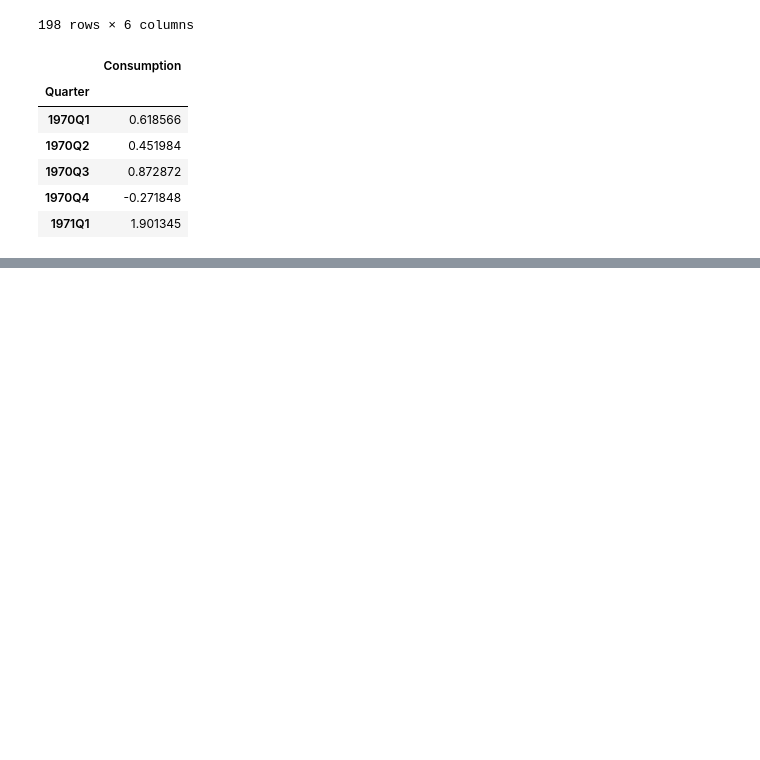
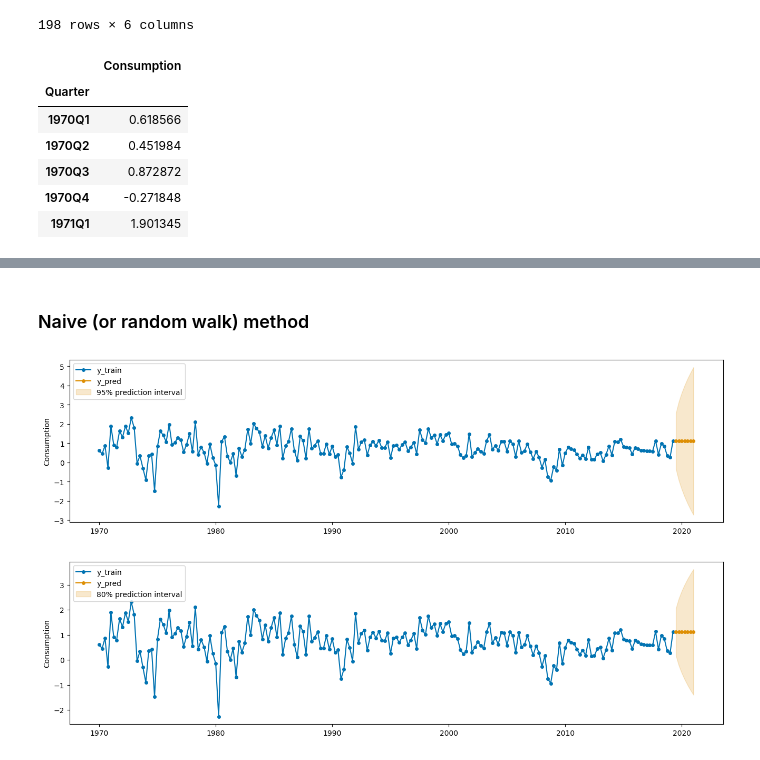
Before and after one commit to ramalhogs/Series_temporais_A2, a Jupyter notebook: baselines.ipynb, the cells around one changed output, grey strips where cells are left out. Saved outputs shown, nothing was run; the diff lists cells and outputs as text; code cells hidden in the pictures; blank space fills up the shorter version.

```diff
--- a/baselines.ipynb
+++ b/baselines.ipynb
@@ -85,0 +88,7 @@ ValueError: Multi-dimensional indexing (e.g. `obj[:, None]`) is no longer suppor
+# %% [markdown]
+### Naive (or random walk) method
+# %%
+fit_and_plot(Consumption, strategy="last")
+# %% [output]
+[figure, added]
+[figure, added]
```
Also changed, not shown: parts of 6 cells of this notebook.
